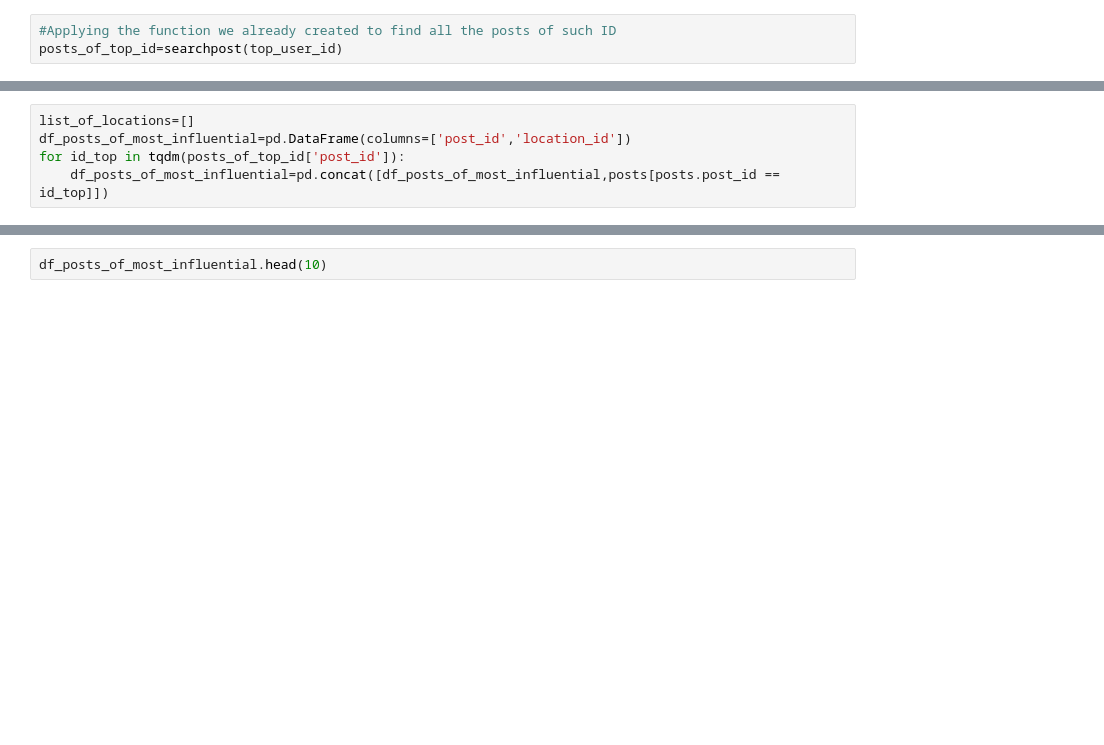
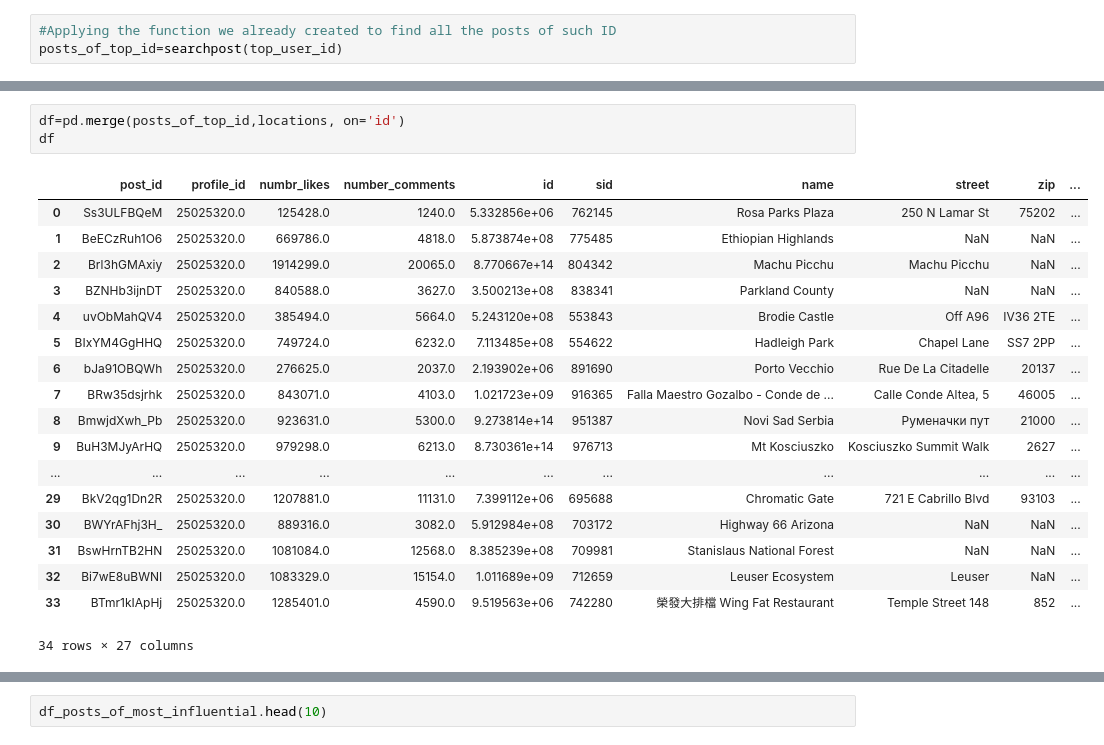
Before and after one commit to MRampo/ADM-HMW2, a Jupyter notebook: 2HW_ADM.ipynb, the cells around one changed output, grey strips where cells are left out. Cells and saved outputs as stored; diff of their text form; blank space fills up the shorter version.

```diff
--- a/2HW_ADM.ipynb
+++ b/2HW_ADM.ipynb
@@ -414,5 +540,22 @@ posts_of_top_id.head()
 # %%
-list_of_locations=[]
-df_posts_of_most_influential=pd.DataFrame(columns=['post_id','location_id'])
-for id_top in tqdm(posts_of_top_id['post_id']):
-    df_posts_of_most_influential=pd.concat([df_posts_of_most_influential,posts[posts.post_id == id_top]])
+df=pd.merge(posts_of_top_id,locations, on='id')
+df
+# %% [output]
+|  | post_id | profile_id | numbr_likes | number_comments | id | sid | name | street | zip | ... |
+| 0 | Ss3ULFBQeM | 25025320.0 | 125428.0 | 1240.0 | 5.332856e+06 | 762145 | Rosa Parks Plaza | 250 N Lamar St | 75202 | ... |
+| 1 | BeECzRuh1O6 | 25025320.0 | 669786.0 | 4818.0 | 5.873874e+08 | 775485 | Ethiopian Highlands | NaN | NaN | ... |
+| 2 | Brl3hGMAxiy | 25025320.0 | 1914299.0 | 20065.0 | 8.770667e+14 | 804342 | Machu Picchu | Machu Picchu | NaN | ... |
+| 3 | BZNHb3ijnDT | 25025320.0 | 840588.0 | 3627.0 | 3.500213e+08 | 838341 | Parkland County | NaN | NaN | ... |
+| 4 | uvObMahQV4 | 25025320.0 | 385494.0 | 5664.0 | 5.243120e+08 | 553843 | Brodie Castle | Off A96 | IV36 2TE | ... |
+| 5 | BIxYM4GgHHQ | 25025320.0 | 749724.0 | 6232.0 | 7.113485e+08 | 554622 | Hadleigh Park | Chapel Lane | SS7 2PP | ... |
+| 6 | bJa91OBQWh | 25025320.0 | 276625.0 | 2037.0 | 2.193902e+06 | 891690 | Porto Vecchio | Rue De La Citadelle | 20137 | ... |
+| 7 | BRw35dsjrhk | 25025320.0 | 843071.0 | 4103.0 | 1.021723e+09 | 916365 | Falla Maestro Gozalbo - Conde de ... | Calle Conde Altea, 5 | 46005 | ... |
+| 8 | BmwjdXwh_Pb | 25025320.0 | 923631.0 | 5300.0 | 9.273814e+14 | 951387 | Novi Sad Serbia | Руменачки пут | 21000 | ... |
+| 9 | BuH3MJyArHQ | 25025320.0 | 979298.0 | 6213.0 | 8.730361e+14 | 976713 | Mt Kosciuszko | Kosciuszko Summit Walk | 2627 | ... |
+| ... | ... | ... | ... | ... | ... | ... | ... | ... | ... | ... |
+| 29 | BkV2qg1Dn2R | 25025320.0 | 1207881.0 | 11131.0 | 7.399112e+06 | 695688 | Chromatic Gate | 721 E Cabrillo Blvd | 93103 | ... |
+| 30 | BWYrAFhj3H_ | 25025320.0 | 889316.0 | 3082.0 | 5.912984e+08 | 703172 | Highway 66 Arizona | NaN | NaN | ... |
+| 31 | BswHrnTB2HN | 25025320.0 | 1081084.0 | 12568.0 | 8.385239e+08 | 709981 | Stanislaus National Forest | NaN | NaN | ... |
+| 32 | Bi7wE8uBWNI | 25025320.0 | 1083329.0 | 15154.0 | 1.011689e+09 | 712659 | Leuser Ecosystem | Leuser | NaN | ... |
+| 33 | BTmr1kIApHj | 25025320.0 | 1285401.0 | 4590.0 | 9.519563e+06 | 742280 | 榮發大排檔 Wing Fat Restaurant | Temple Street 148 | 852 | ... |
+34 rows × 27 columns
```
Also changed, not shown: parts of 44 cells of this notebook.
